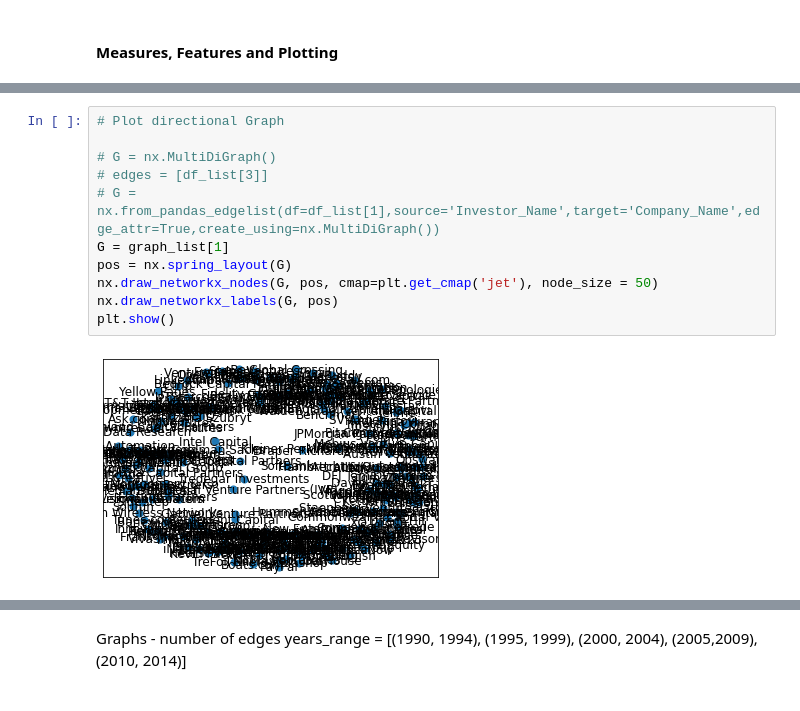
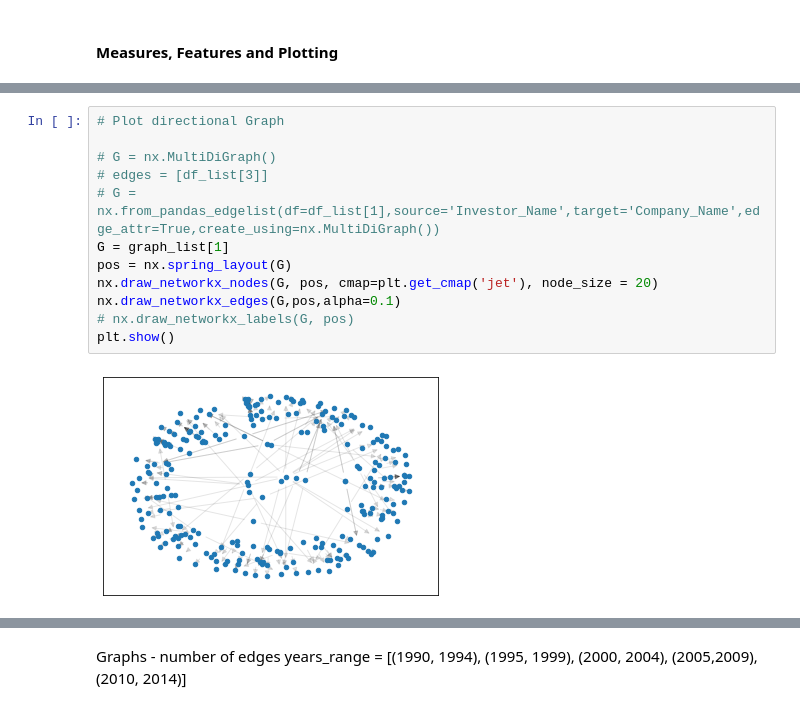
Before and after one commit to omeryefet/Complex_Networks, a Jupyter notebook: Project2022.ipynb, the cells around one changed output, grey strips where cells are left out. Saved outputs shown, nothing was run; the diff lists cells and outputs as text.

```diff
--- a/Project2022.ipynb
+++ b/Project2022.ipynb
@@ -149,13 +183,14 @@ Gamma (Total)' = 2.7094613035130446
 # %%
 # Plot directional Graph
 
 # G = nx.MultiDiGraph()
 # edges = [df_list[3]]
 # G = nx.from_pandas_edgelist(df=df_list[1],source='Investor_Name',target='Company_Name',edge_attr=True,create_using=nx.MultiDiGraph())
 G = graph_list[1]
 pos = nx.spring_layout(G)
-nx.draw_networkx_nodes(G, pos, cmap=plt.get_cmap('jet'), node_size = 50)
-nx.draw_networkx_labels(G, pos)
+nx.draw_networkx_nodes(G, pos, cmap=plt.get_cmap('jet'), node_size = 20)
+nx.draw_networkx_edges(G,pos,alpha=0.1)
+# nx.draw_networkx_labels(G, pos)
 plt.show()
 # %% [output]
-[figure, old version]
+[figure, new version]
```
Also changed, not shown: parts of 22 cells of this notebook, 2 other files.
